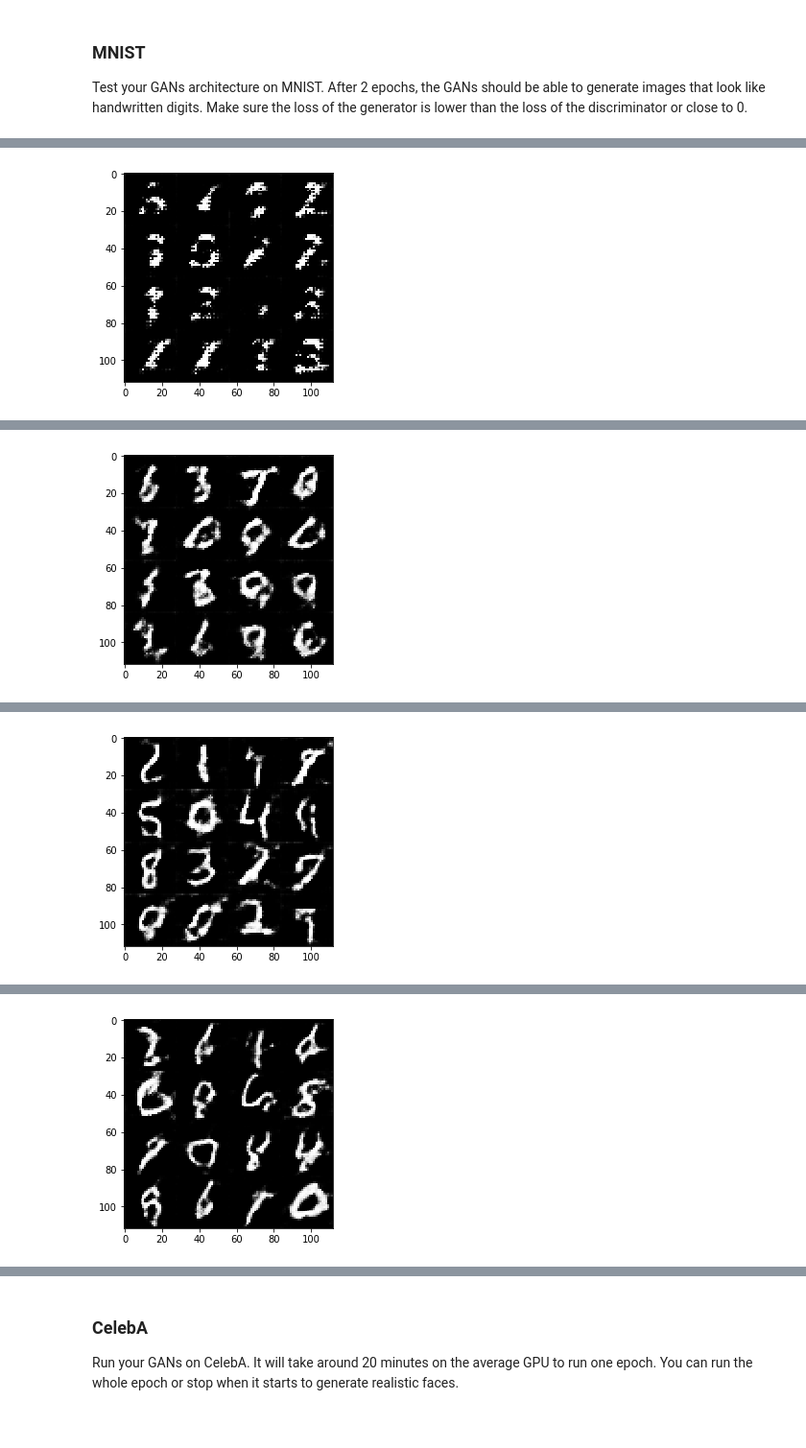
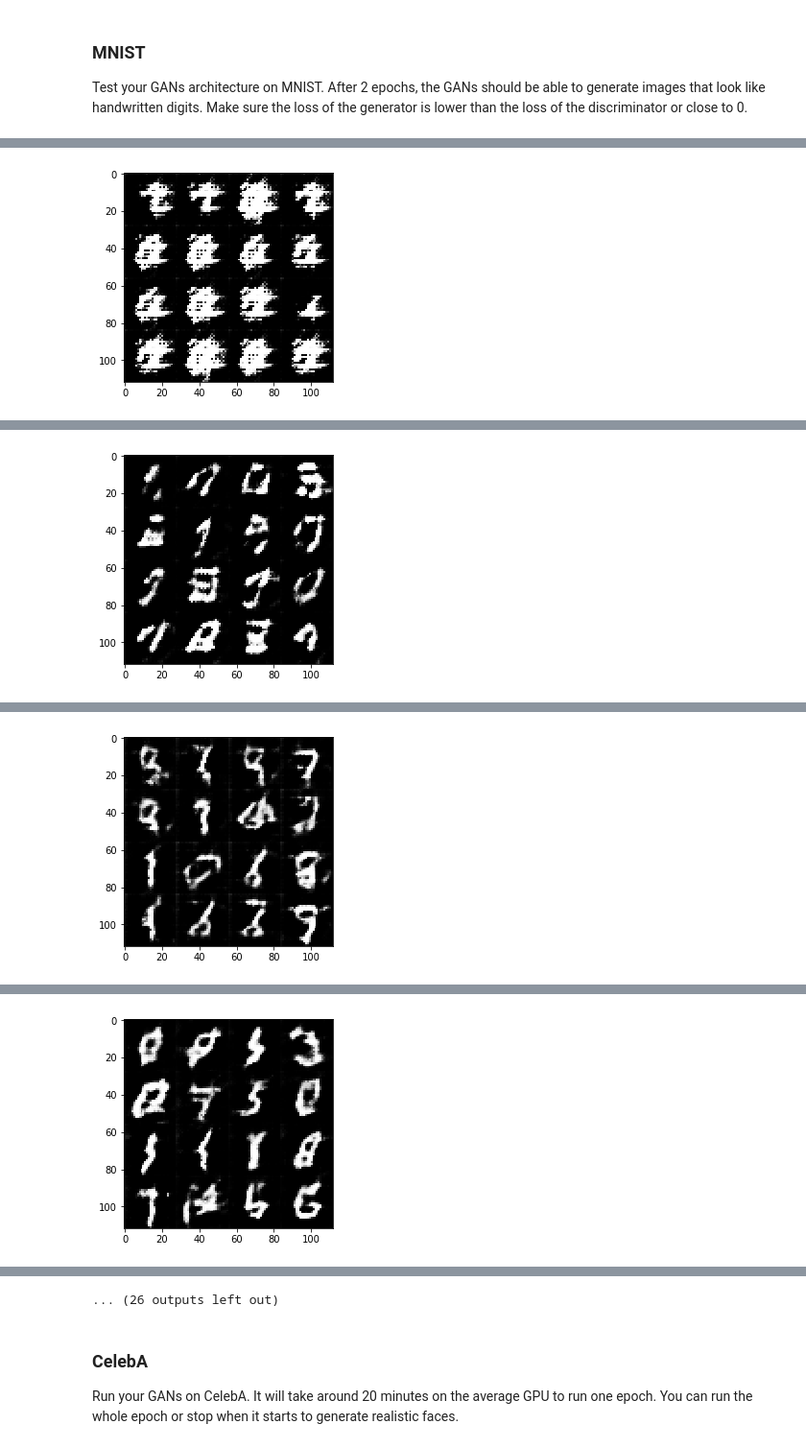
Before and after one commit to neeraj-pai/DLN-Proj5, a Jupyter notebook: dlnd_face_generation.ipynb, the cells around one changed output, grey strips where cells are left out. Shown at 96% size. Cells and saved outputs as stored; diff of their text form; code cells hidden in the pictures.

Commit message:
Lowered batch size, improved results

```diff
--- a/dlnd_face_generation.ipynb
+++ b/dlnd_face_generation.ipynb
@@ -408,7 +408,7 @@ def train(epoch_count, batch_size, z_dim, learning_rate, beta1, get_batches, dat
 ### MNIST
 Test your GANs architecture on MNIST.  After 2 epochs, the GANs should be able to generate images that look like handwritten digits.  Make sure the loss of the generator is lower than the loss of the discriminator or close to 0.
 # %%
-batch_size = 128
+batch_size = 32
 z_dim = 300
 learning_rate = 0.00072
 beta1 = 0.3
@@ -447 +447 @@ Epoch 0/2... Discriminator Loss: 0.9676... Generator Loss: 1.2802
-[figure, old version]
+[figure, new version]
@@ -468 +468 @@ Epoch 0/2... Discriminator Loss: 1.6745... Generator Loss: 3.1415
-[figure, old version]
+[figure, new version]
@@ -489 +489 @@ Epoch 1/2... Discriminator Loss: 1.2609... Generator Loss: 1.4296
-[figure, old version]
+[figure, new version]
@@ -510 +510 @@ Epoch 1/2... Discriminator Loss: 1.9153... Generator Loss: 0.3430
-[figure, old version]
+[figure, new version]
@@ -525,3 +553,4 @@ Epoch 1/2... Discriminator Loss: 1.2802... Generator Loss: 0.6703
+... (26 outputs left out)
 # %% [markdown]
 ### CelebA
 Run your GANs on CelebA.  It will take around 20 minutes on the average GPU to run one epoch.  You can run the whole epoch or stop when it starts to generate realistic faces.
```
Also changed, not shown: parts of 1 cell of this notebook, 1 other file.
